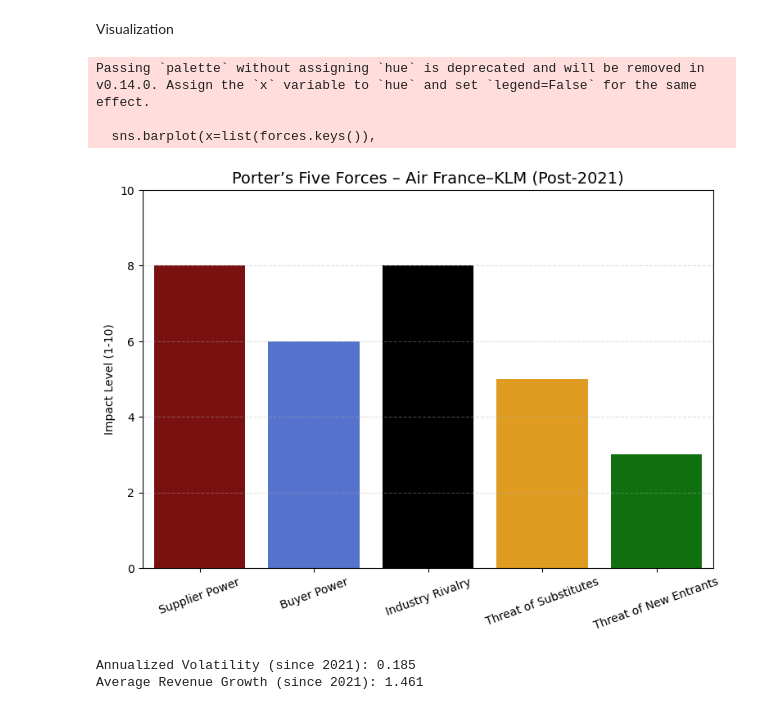
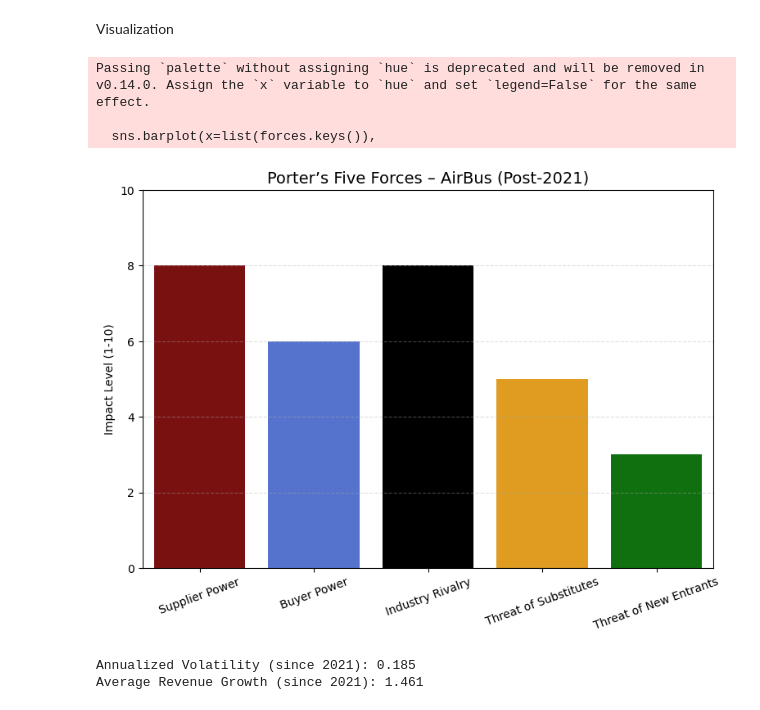
Before and after one commit to bigaka1X/Corporate_Strategy_AMSE_2026, a Jupyter notebook: strategy_course.ipynb, the cells around one changed output. Saved outputs shown, nothing was run; the diff lists cells and outputs as text; code cells hidden in the pictures.

```diff
--- a/strategy_course.ipynb
+++ b/strategy_course.ipynb
@@ -20,12 +20,12 @@ Air France is one of the main European airlines and a central player in internat
 # %%
 print("Section 2: Financial Analysis")
 try:
-  air_france_stock = yf.Ticker("AIRFRANCE.PA")
-  air_france_history = air_france_stock.history(period="5y")
-  if air_france_history.empty:
-    raise ValueError("No data available for Air France.")
+  air_bus_stock = yf.Ticker("AIR.PA")
+  air_bus_history = air_bus_stock.history(period="5y")
+  if air_bus_history.empty:
+    raise ValueError("No data available for AirBus.")
 except:
-  print("Using sample data as Air France stock data may not be public.")
+  print("Using sample data as AirBus stock data may not be public.")
   # Updated frequency from 'M' to 'ME' for month-end frequency
   dates = pd.date_range(start='2021-01-01', periods=60, freq='M')
   prices = np.linspace(50, 300, 60) + np.random.normal(0, 20, 60)
@@ -56,12 +226,12 @@ Weak revenue growth -> strong buyer power
 Capital intensity & duopoly -> high supplier power
 # %%
 # Calculate volatility from air_france_history
-daily_returns = air_france_history['Close'].pct_change().dropna()
+daily_returns = air_bus_history['Close'].pct_change().dropna()
 volatility = daily_returns.std()
 
 # Calculate a proxy for revenue growth from air_france_history
 # Using the overall stock price change as a proxy for financial performance growth
-revenue_growth = (air_france_history['Close'].iloc[-1] - air_france_history['Close'].iloc[0]) / air_france_history['Close'].iloc[0]
+revenue_growth = (air_bus_history['Close'].iloc[-1] - air_bus_history['Close'].iloc[0]) / air_bus_history['Close'].iloc[0]
 
 supplier_power = 8  # Airbus/Boeing dependence + fuel exposure
 buyer_power = 7 if revenue_growth < 0.05 else 6
@@ -81,23 +251,23 @@ Visualization
 # %%
 plt.figure(figsize=(9,6))
 colors = ["darkred","royalblue","black","orange","green"]
 
 sns.barplot(x=list(forces.keys()),
             y=list(forces.values()),
             palette=colors)
 
-plt.title("Porter’s Five Forces – Air France–KLM (Post-2021)", fontsize=14)
+plt.title("Porter’s Five Forces – AirBus (Post-2021)", fontsize=14)
 plt.ylabel("Impact Level (1-10)")
 plt.xticks(rotation=20)
 plt.ylim(0,10)
 plt.grid(axis='y', linestyle='--', alpha=0.4)
 
 plt.show()
 # %% [output]
 Passing `palette` without assigning `hue` is deprecated and will be removed in v0.14.0. Assign the `x` variable to `hue` and set `legend=False` for the same effect.
 
   sns.barplot(x=list(forces.keys()),
-[figure, old version]
+[figure, new version]
 # %%
 print("Annualized Volatility (since 2021):", round(volatility,3))
 print("Average Revenue Growth (since 2021):", round(revenue_growth,3))
```
Also changed, not shown: parts of 13 cells of this notebook.
